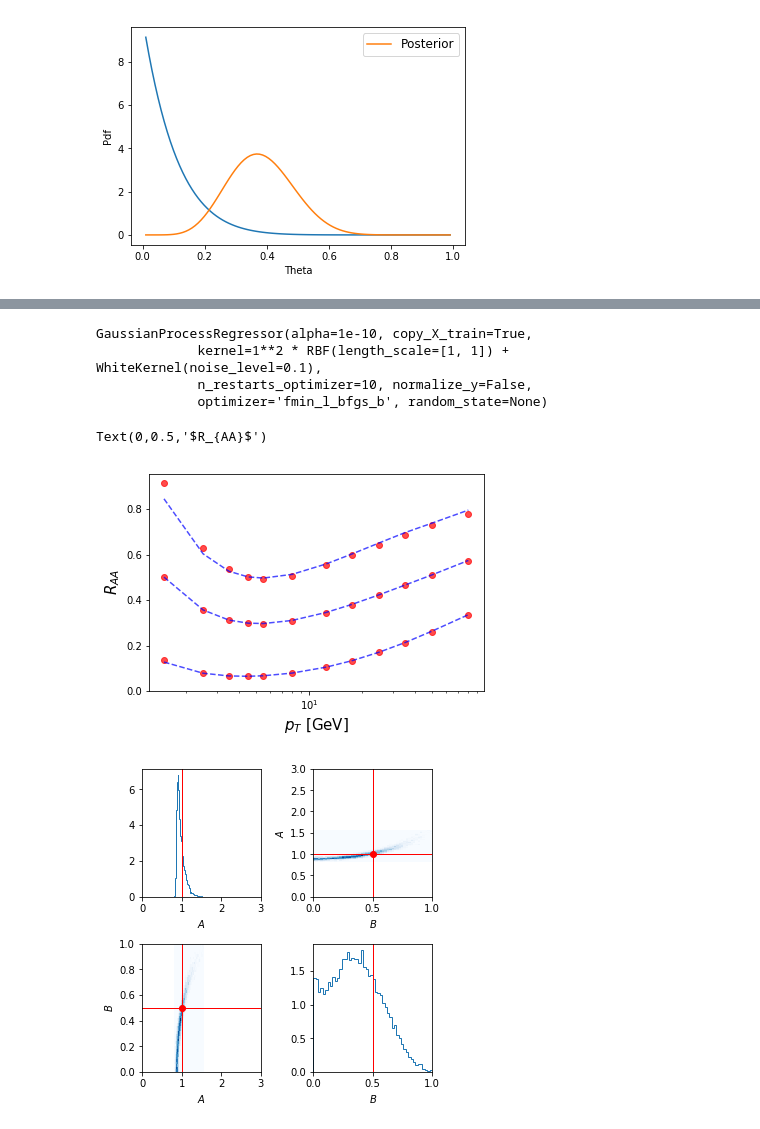
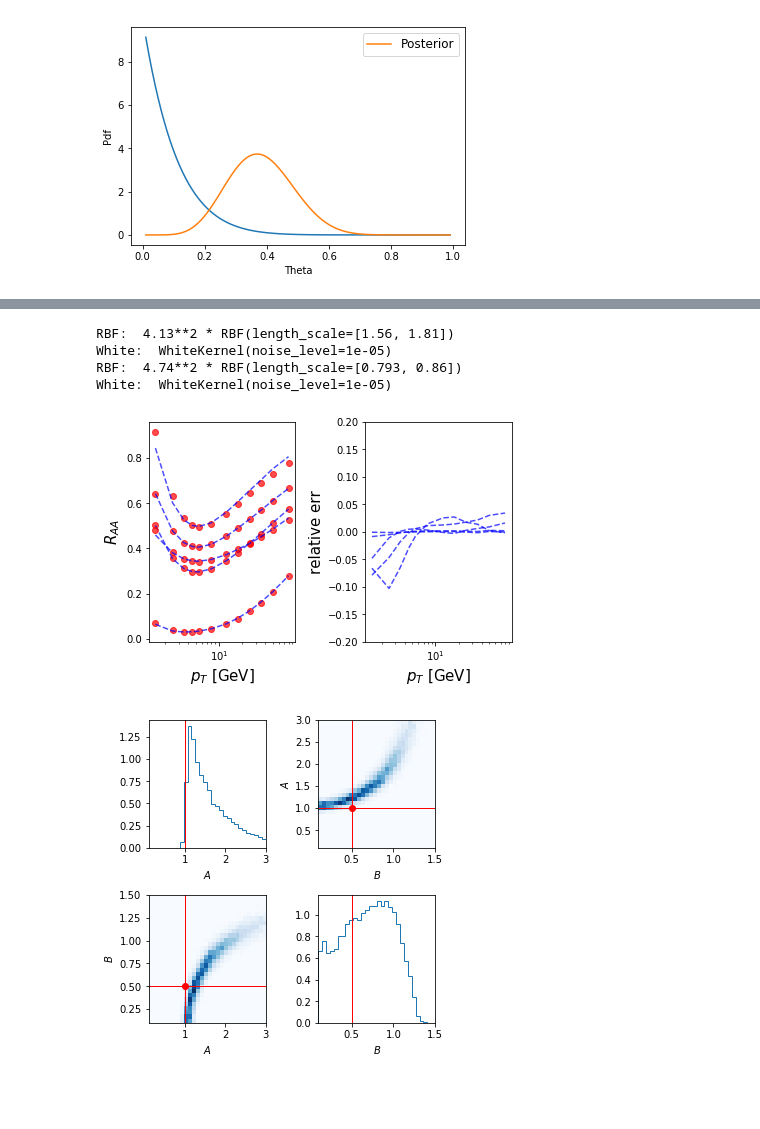
Before and after one commit to JETSCAPE/STAT, a Jupyter notebook: Winter School Exercises (Answers).ipynb, the cells around one changed output, grey strips where cells are left out. Drawn from its saved outputs; the diff is of its cells as text; code cells hidden in the pictures; blank space fills up the shorter version.

```diff
--- a/Winter School Exercises (Answers).ipynb
+++ b/Winter School Exercises (Answers).ipynb
@@ -514,7 +518,8 @@ def Model(pT, A, B):
     return dN1_dpT(pT, A, B)/dN0_dpT(pT)
 # %%
 ############## Step 1: Get the Measurement #########################
-be, pT, yexp, ystat, ysys = Measurement()
+be, pT, ytruth, yexp, ystat, ysys = Measurement()
+plt.plot(pT, ytruth, 'k.')
 plt.errorbar(pT, yexp, yerr=ystat, xerr=be, fmt='ro')
 plt.fill_between(pT, yexp-ysys, yexp+ysys, alpha=0.3, color='r')
 plt.ylim(0,1)
@@ -527,8 +532,8 @@ Text(0,0.5,'$R_{AA}$')
 # %%
 ########### Step 2: Make design and generate compuster model prediction on each point ###############
+ranges = np.array([[0.1, 3], [0.1, 1.5]])
 design = generate_lhs(npoints=50, ndim=2, seed=80)
-design[:,0] = 0.1 + 2.9*design[:,0]
-design[:,1] = 0.1+0.9*design[:,1]
+design[:,:] = (1.-design[:,:])*ranges[:, 0] +  design[:,:]*ranges[:, 1]
 
 # plot all design points
 plt.subplot(1,2,1)
@@ -581,32 +598,44 @@ kernel = (
 )
 
 # Build and train each GP
-gp0 = GPR(kernel=kernel, n_restarts_optimizer=10)
-gp1 = GPR(kernel=kernel, n_restarts_optimizer=10)
-gp0.fit(design, Z[:, 0])
-gp1.fit(design, Z[:, 1])
+gps = [GPR(kernel=kernel, n_restarts_optimizer=10) for i in range(N_truncate)]
+for i, gp in enumerate(gps):
+    gp.fit(design, Z[:, i])
+    print('RBF: ', gp.kernel_.get_params()['k1'])
+    print('White: ', gp.kernel_.get_params()['k2'])
 # %% [output]
-GaussianProcessRegressor(alpha=1e-10, copy_X_train=True,
-             kernel=1**2 * RBF(length_scale=[1, 1]) + WhiteKernel(noise_level=0.1),
-             n_restarts_optimizer=10, normalize_y=False,
-             optimizer='fmin_l_bfgs_b', random_state=None)
+RBF:  4.13**2 * RBF(length_scale=[1.56, 1.81])
+White:  WhiteKernel(noise_level=1e-05)
+RBF:  4.74**2 * RBF(length_scale=[0.793, 0.86])
+White:  WhiteKernel(noise_level=1e-05)
 # %%
 ### Step 4-1: It is important to validate the performance of emulators using novel points
-for (a, b) in [(.5,0.2), (1.4, 0.9), (2.5, 0.5)]:
-    plt.plot(pT, Model(pT, a, b), 'ro', alpha=0.7)
+ax1 = plt.subplot(1,2,1)
+ax2 = plt.subplot(1,2,2)
+for (a, b) in [(.5,0.2), (1.4, 0.9), (2.5, 1.4), (2.8, .4), (1.0, 1.0)]:
     # GP prediction
-    z0 = gp0.predict([[a, b]])[0]
-    z1 = gp1.predict([[a, b]])[0]
-    pred = scaler.inverse_transform(pca.inverse_transform([[z0, z1]]))[0]
-    plt.plot(pT, pred, 'b--', alpha=0.7)
+    z = [gp.predict([(a, b)])[0] for gp in gps]
+    pred = scaler.inverse_transform(pca.inverse_transform([z]))[0]
+    # model calcuatlion
+    calc = Model(pT, a, b)
 
-plt.ylim(ymin=0)
-plt.semilogx()
-plt.xlabel(r'$p_T$ [GeV]', fontsize=15)
-plt.ylabel(r'$R_{AA}$', fontsize=15)
+    ax1.plot(pT, calc, 'ro', alpha=0.7)
+    ax1.plot(pT, pred, 'b--', alpha=0.7)
+
+    ax2.plot(pT, (pred-calc)/calc, 'b--', alpha=0.7)
+
+ax1.semilogx()
+ax1.set_xlabel(r'$p_T$ [GeV]', fontsize=15)
+ax1.set_ylabel(r'$R_{AA}$', fontsize=15)
+
+ax2.semilogx()
+ax2.set_ylim(-.2, .2)
+ax2.set_xlabel(r'$p_T$ [GeV]', fontsize=15)
+ax2.set_ylabel('relative err', fontsize=15)
+
+plt.tight_layout(True)
 # %% [output]
-Text(0,0.5,'$R_{AA}$')
-[figure, old version]
+[figure, new version]
 # %%
 # Step 5: Construct the posterior probability distribution function
 # Posterior  = prior * likelihood
@@ -648,18 +685,18 @@ out_post = sampler.run_mcmc(p0, nsamples)
 samples = sampler.chain[:, nburnin:, :].reshape((-1, ndim))
 # %%
 # Step 7: Analysis the posterior probablity distribution
-fig, axes = plt.subplots(figsize=(5,5), ncols=ndim, nrows=ndim)
+figure, axes = plt.subplots(figsize=(5,5), ncols=ndim, nrows=ndim)
 names = [r"$A$", r"$B$"]
-ranges = [[0,3],[0,1]]
 for i, row in enumerate(axes):
     for j, ax in enumerate(row):
         if i==j:
-            ax.hist(samples[:,i], bins=50, histtype='step', normed=True)
+            ax.hist(samples[:,i], bins=30, range=ranges[i], histtype='step', normed=True)
             ax.set_xlabel(names[i])
             ax.axvline(x=truth[i], color='r', linewidth=1)
             ax.set_xlim(*ranges[j])
         else:
-            ax.hist2d(samples[:, j], samples[:, i], bins=50, cmap='Blues')
+            ax.hist2d(samples[:, j], samples[:, i], bins=30,
+                        range=[ranges[j], ranges[i]], cmap='Blues')
             ax.set_xlabel(names[j])
             ax.set_ylabel(names[i])
             ax.axvline(x=truth[j], color='r', linewidth=1)
@@ -669,4 +706,4 @@ for i, row in enumerate(axes):
             ax.set_ylim(*ranges[i])
 plt.tight_layout(True)
 # %% [output]
-[figure, old version]
+[figure, new version]
```
Also changed, not shown: parts of 7 cells of this notebook.
